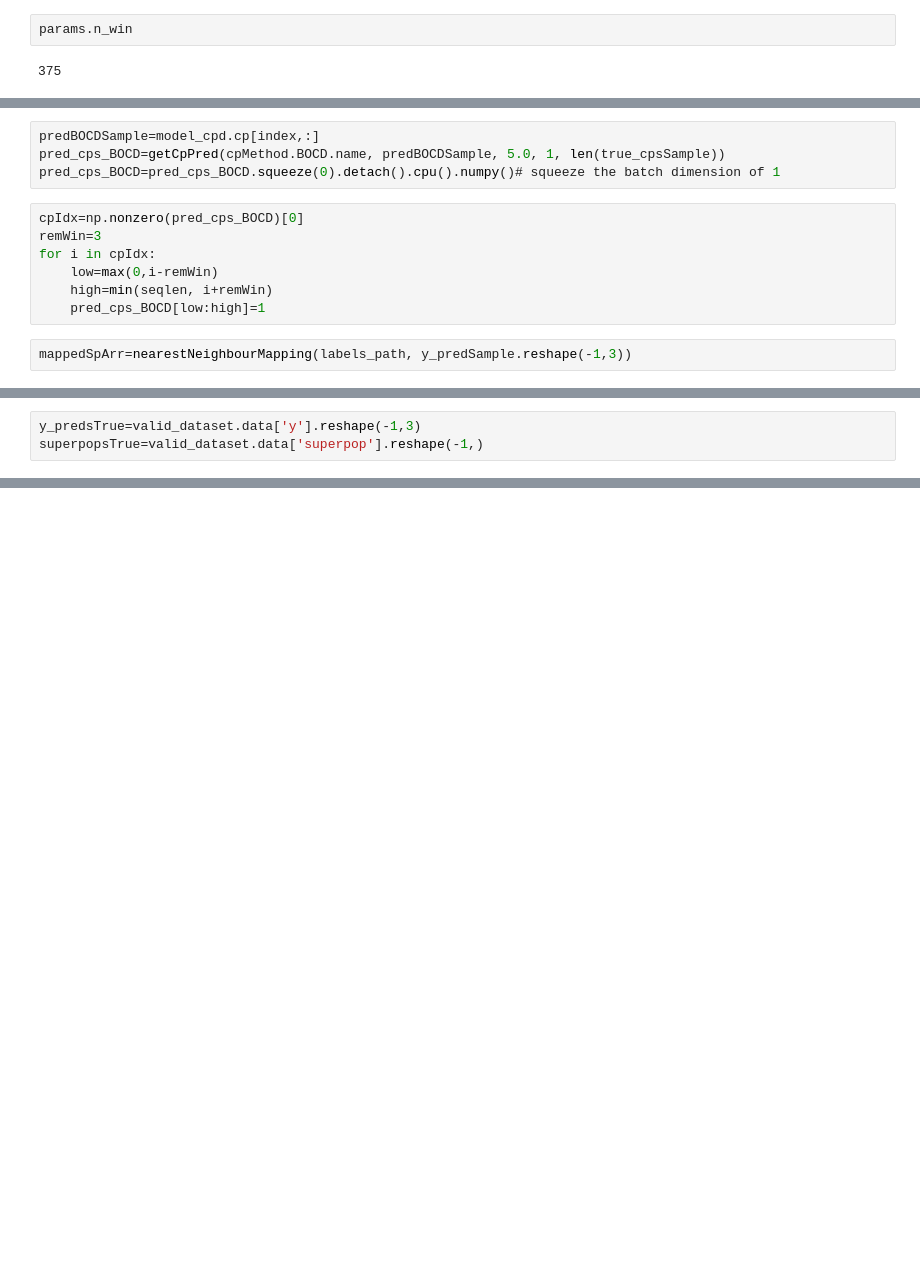
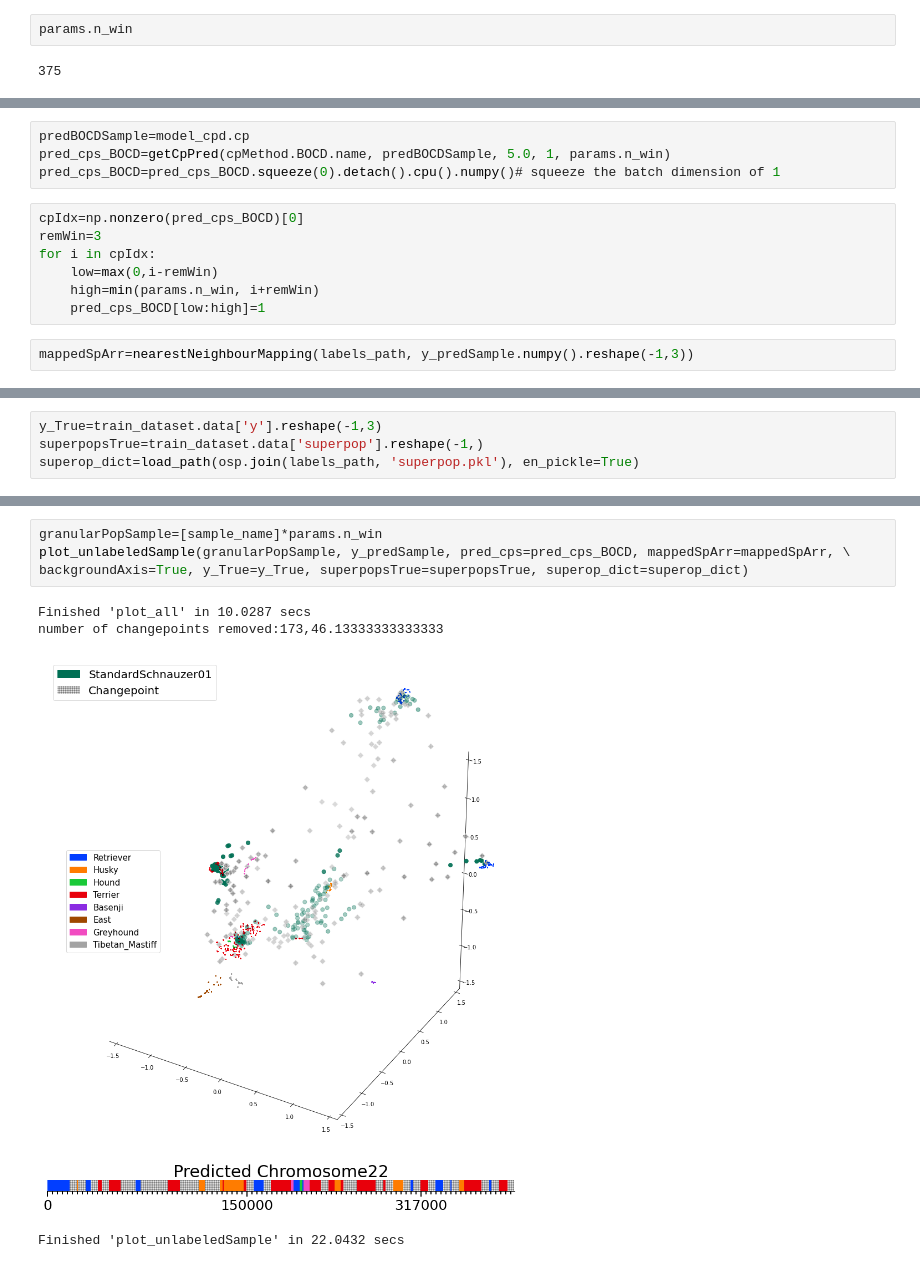
Before and after one commit to RichRast/Ge3Net, a Jupyter notebook: Notebooks/Shared_Notebooks/Admixed_dogs_predictions.ipynb, the cells around one changed output, grey strips where cells are left out. Cells and saved outputs as stored; diff of their text form; blank space fills up the shorter version.

```diff
--- a/Notebooks/Shared_Notebooks/Admixed_dogs_predictions.ipynb
+++ b/Notebooks/Shared_Notebooks/Admixed_dogs_predictions.ipynb
@@ -202,14 +357,14 @@ pred_cps=getCpPred(cpMethod.gradient.name, y_predSample, 0.1, 1, len(true_cpsSam
 pred_cps=pred_cps.squeeze(0).detach().cpu().numpy()# squeeze the batch dimension of 1
 # %%
-predBOCDSample=model_cpd.cp[index,:]
-pred_cps_BOCD=getCpPred(cpMethod.BOCD.name, predBOCDSample, 5.0, 1, len(true_cpsSample))
+predBOCDSample=model_cpd.cp
+pred_cps_BOCD=getCpPred(cpMethod.BOCD.name, predBOCDSample, 5.0, 1, params.n_win)
 pred_cps_BOCD=pred_cps_BOCD.squeeze(0).detach().cpu().numpy()# squeeze the batch dimension of 1
 # %%
 cpIdx=np.nonzero(pred_cps_BOCD)[0]
 remWin=3
 for i in cpIdx:
     low=max(0,i-remWin)
-    high=min(seqlen, i+remWin)
+    high=min(params.n_win, i+remWin)
     pred_cps_BOCD[low:high]=1
 # %%
-mappedSpArr=nearestNeighbourMapping(labels_path, y_predSample.reshape(-1,3))
+mappedSpArr=nearestNeighbourMapping(labels_path, y_predSample.numpy().reshape(-1,3))
@@ -218,3 +377,4 @@ mappedSpArr.shape
 # %%
-y_predsTrue=valid_dataset.data['y'].reshape(-1,3)
-superpopsTrue=valid_dataset.data['superpop'].reshape(-1,)
+y_True=train_dataset.data['y'].reshape(-1,3)
+superpopsTrue=train_dataset.data['superpop'].reshape(-1,)
+superop_dict=load_path(osp.join(labels_path, 'superpop.pkl'), en_pickle=True)
@@ -220,0 +481,9 @@ superpopsTrue=valid_dataset.data['superpop'].reshape(-1,)
+# %%
+granularPopSample=[sample_name]*params.n_win
+plot_unlabeledSample(granularPopSample, y_predSample, pred_cps=pred_cps_BOCD, mappedSpArr=mappedSpArr, \
+backgroundAxis=True, y_True=y_True, superpopsTrue=superpopsTrue, superop_dict=superop_dict)
+# %% [output]
+Finished 'plot_all' in 10.0287 secs
+number of changepoints removed:173,46.13333333333333
+[figure, added]
+Finished 'plot_unlabeledSample' in 22.0432 secs
```
Also changed, not shown: parts of 57 cells of this notebook, 8 other files.
